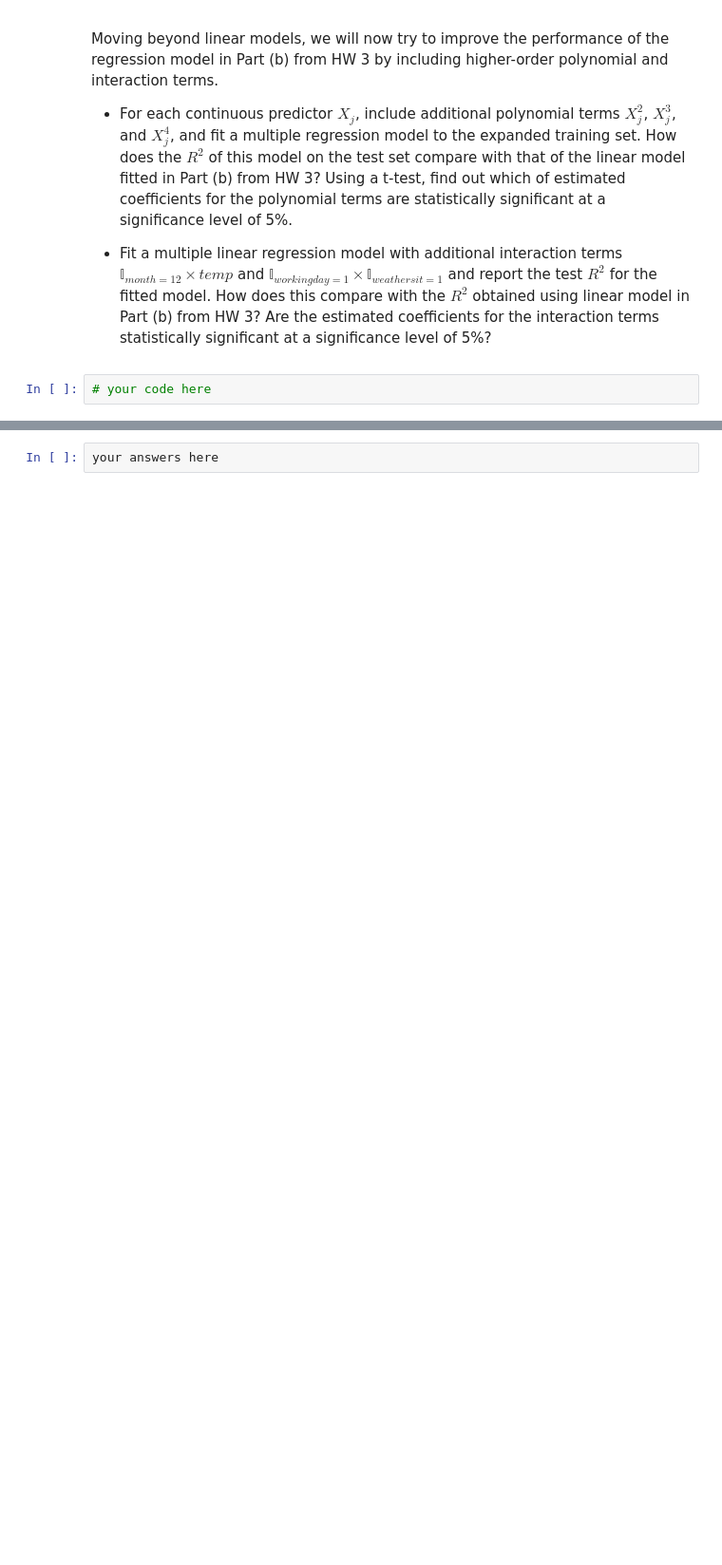
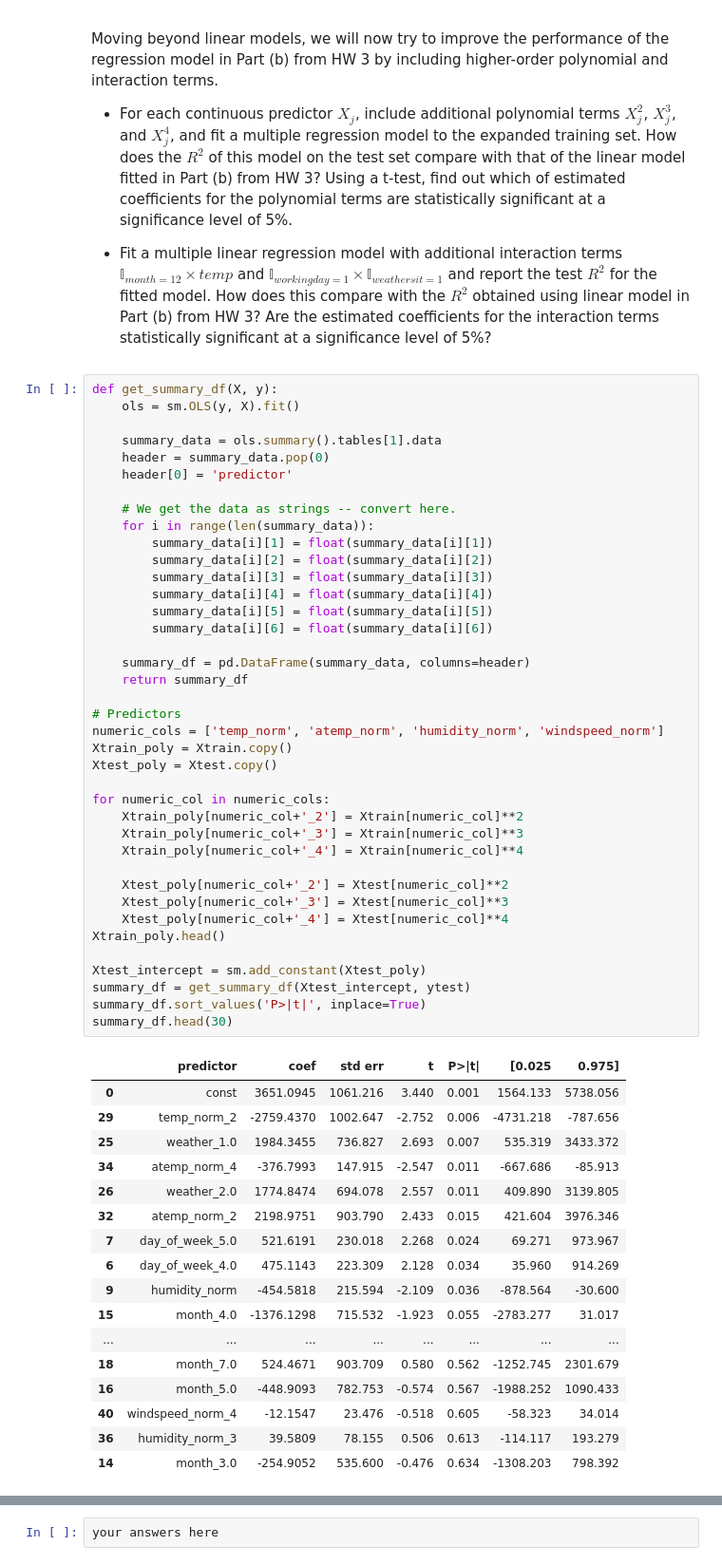
Before and after one commit to REMitchell/CSCIE109A, a Jupyter notebook: hw4/cs109a_hw4.ipynb, the cells around one changed output, grey strips where cells are left out. Shown at 95% size. Drawn from its saved outputs; the diff is of its cells as text; blank space fills up the shorter version.

```diff
--- a/hw4/cs109a_hw4.ipynb
+++ b/hw4/cs109a_hw4.ipynb
@@ -101,5 +252,60 @@ Moving beyond linear models, we will now try to improve the performance of the r
 - For each continuous predictor $X_j$, include additional polynomial terms $X^2_j$, $X^3_j$, and $X^4_j$, and fit a multiple regression model to the expanded training set. How does the $R^2$ of this model on the test set compare with that of the linear model fitted in Part (b) from HW 3? Using a t-test, find out which of estimated coefficients for the polynomial terms are statistically significant at a significance level of 5%.
 
 - Fit a multiple linear regression model with additional interaction terms $\mathbb{I}_{month = 12} \times temp$ and $\mathbb{I}_{workingday = 1} \times \mathbb{I}_{weathersit = 1}$ and report the test $R^2$ for the fitted model. How does this compare with the $R^2$ obtained using linear model in Part (b) from HW 3? Are the estimated coefficients for the interaction terms statistically significant at a significance level of 5%?
-# %%
-# your code here
+# %%
+def get_summary_df(X, y):
+    ols = sm.OLS(y, X).fit()
+
+    summary_data = ols.summary().tables[1].data
+    header = summary_data.pop(0)
+    header[0] = 'predictor'
+
+    # We get the data as strings -- convert here.
+    for i in range(len(summary_data)):
+        summary_data[i][1] = float(summary_data[i][1])
+        summary_data[i][2] = float(summary_data[i][2])
+        summary_data[i][3] = float(summary_data[i][3])
+        summary_data[i][4] = float(summary_data[i][4])
+        summary_data[i][5] = float(summary_data[i][5])
+        summary_data[i][6] = float(summary_data[i][6])
+
+    summary_df = pd.DataFrame(summary_data, columns=header)
+    return summary_df
+
+# Predictors
+numeric_cols = ['temp_norm', 'atemp_norm', 'humidity_norm', 'windspeed_norm']
+Xtrain_poly = Xtrain.copy()
+Xtest_poly = Xtest.copy()
+
+for numeric_col in numeric_cols:
+    Xtrain_poly[numeric_col+'_2'] = Xtrain[numeric_col]**2
+    Xtrain_poly[numeric_col+'_3'] = Xtrain[numeric_col]**3
+    Xtrain_poly[numeric_col+'_4'] = Xtrain[numeric_col]**4
+
+    Xtest_poly[numeric_col+'_2'] = Xtest[numeric_col]**2
+    Xtest_poly[numeric_col+'_3'] = Xtest[numeric_col]**3
+    Xtest_poly[numeric_col+'_4'] = Xtest[numeric_col]**4
+Xtrain_poly.head()
+
+Xtest_intercept = sm.add_constant(Xtest_poly)
+summary_df = get_summary_df(Xtest_intercept, ytest)
+summary_df.sort_values('P>|t|', inplace=True)
+summary_df.head(30)
+# %% [output]
+|  | predictor | coef | std err | t | P>|t| | [0.025 | 0.975] |
+| 0 | const | 3651.0945 | 1061.216 | 3.440 | 0.001 | 1564.133 | 5738.056 |
+| 29 | temp_norm_2 | -2759.4370 | 1002.647 | -2.752 | 0.006 | -4731.218 | -787.656 |
+| 25 | weather_1.0 | 1984.3455 | 736.827 | 2.693 | 0.007 | 535.319 | 3433.372 |
+| 34 | atemp_norm_4 | -376.7993 | 147.915 | -2.547 | 0.011 | -667.686 | -85.913 |
+| 26 | weather_2.0 | 1774.8474 | 694.078 | 2.557 | 0.011 | 409.890 | 3139.805 |
+| 32 | atemp_norm_2 | 2198.9751 | 903.790 | 2.433 | 0.015 | 421.604 | 3976.346 |
+| 7 | day_of_week_5.0 | 521.6191 | 230.018 | 2.268 | 0.024 | 69.271 | 973.967 |
+| 6 | day_of_week_4.0 | 475.1143 | 223.309 | 2.128 | 0.034 | 35.960 | 914.269 |
+| 9 | humidity_norm | -454.5818 | 215.594 | -2.109 | 0.036 | -878.564 | -30.600 |
+| 15 | month_4.0 | -1376.1298 | 715.532 | -1.923 | 0.055 | -2783.277 | 31.017 |
+| ... | ... | ... | ... | ... | ... | ... | ... |
+| 18 | month_7.0 | 524.4671 | 903.709 | 0.580 | 0.562 | -1252.745 | 2301.679 |
+| 16 | month_5.0 | -448.9093 | 782.753 | -0.574 | 0.567 | -1988.252 | 1090.433 |
+| 40 | windspeed_norm_4 | -12.1547 | 23.476 | -0.518 | 0.605 | -58.323 | 34.014 |
+| 36 | humidity_norm_3 | 39.5809 | 78.155 | 0.506 | 0.613 | -114.117 | 193.279 |
+| 14 | month_3.0 | -254.9052 | 535.600 | -0.476 | 0.634 | -1308.203 | 798.392 |
```
Also changed, not shown: parts of 17 cells of this notebook.
